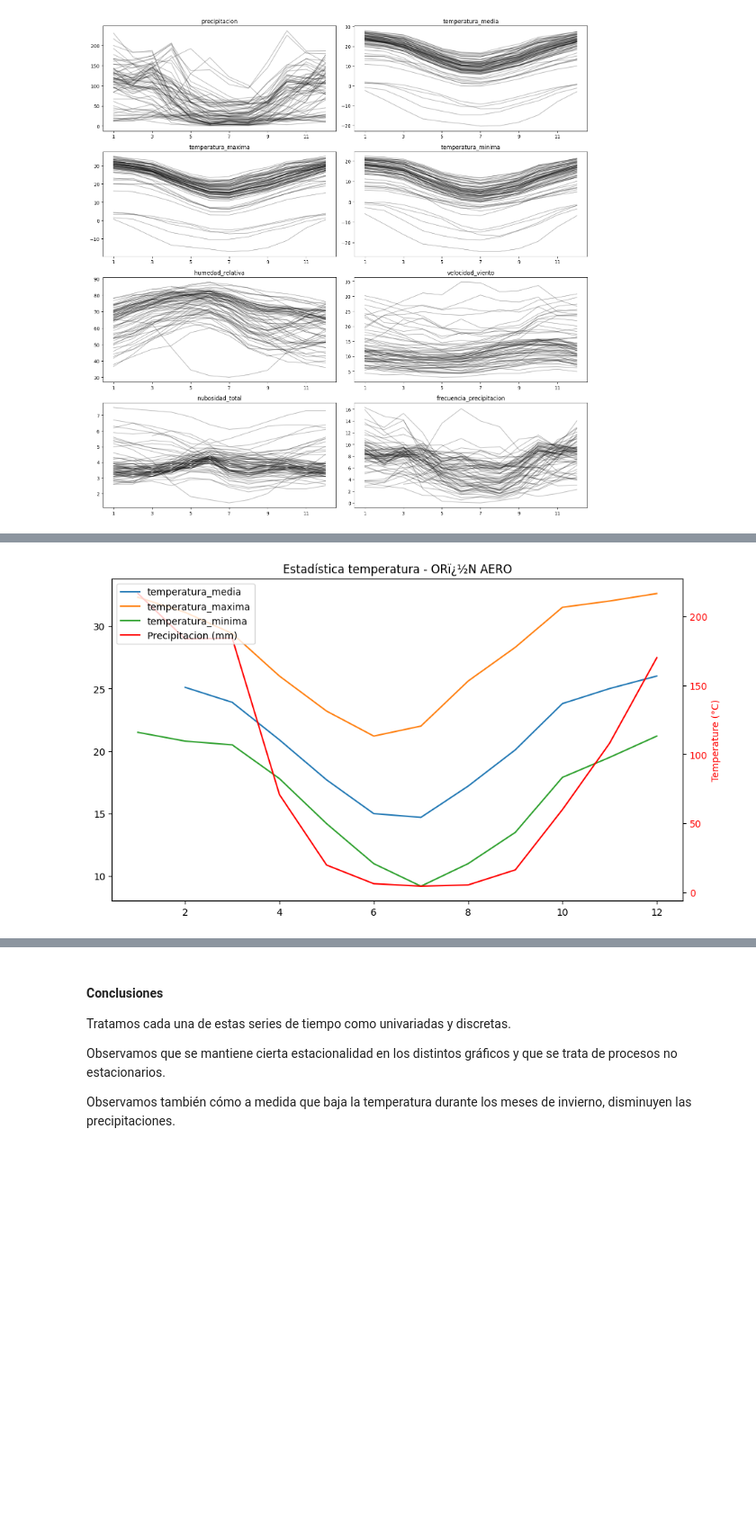
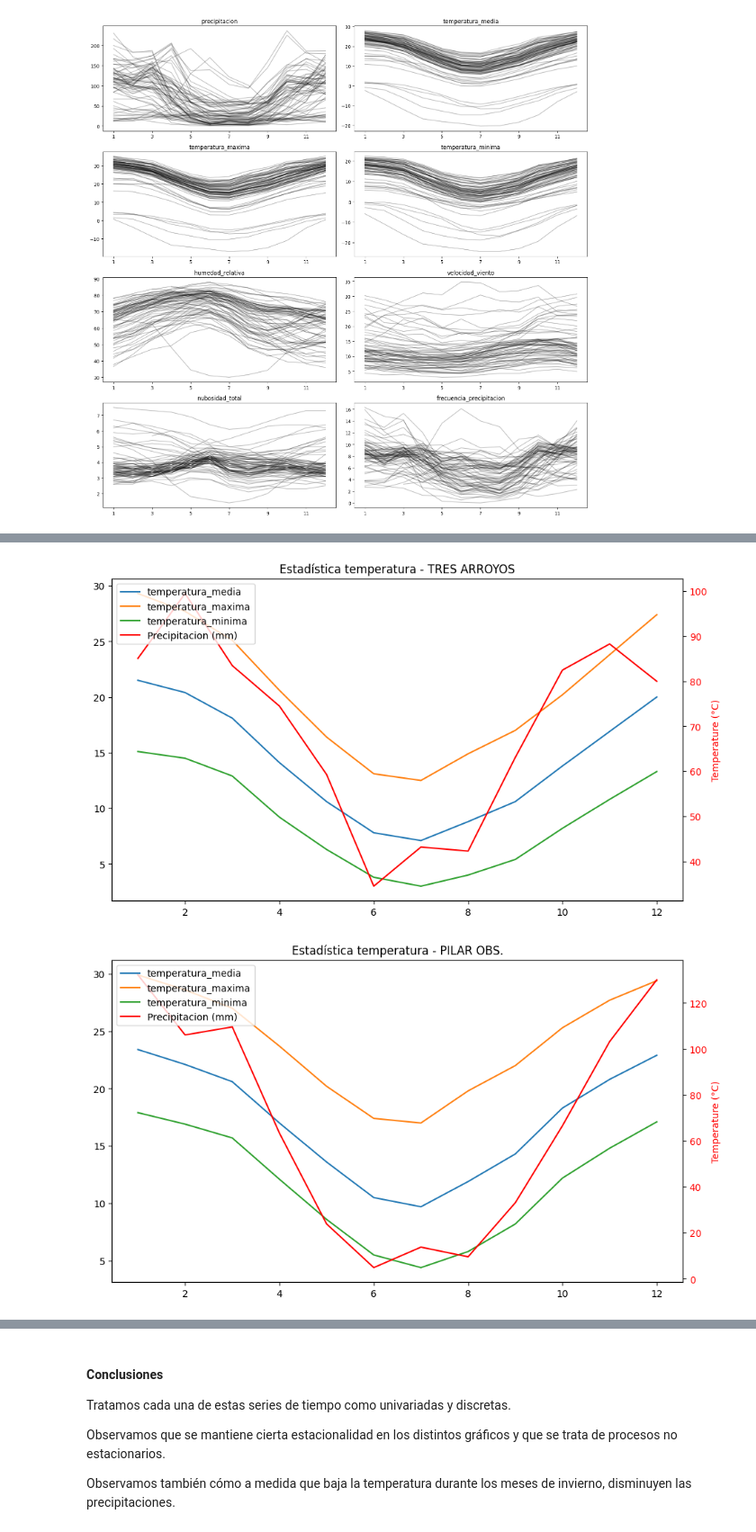
Before and after one commit to marianataglio/seriestemporales, a Jupyter notebook: ej_1.ipynb, the cells around one changed output, grey strips where cells are left out. Shown at 90% size. Cells and saved outputs as stored; diff of their text form; code cells hidden in the pictures; blank space fills up the shorter version.

Commit message:
random sample of est

```diff
--- a/ej_1.ipynb
+++ b/ej_1.ipynb
@@ -214,5 +214,9 @@ temp.head(20)
-# %%
-location_to_plot = "ORï¿½N AERO"
-plot_combined_metrics_for_location(location_to_plot, metrics)
-# %% [output]
-[figure, removed]
+# %%
+location_to_plot = "LA QUIACA OBS."
+
+for i in range(10):
+    location_to_plot = temp.sample().est.iloc[0]
+    plot_combined_metrics_for_location(location_to_plot, metrics)
+# %% [output]
+[figure, added]
+[figure, added]
```
Also changed, not shown: parts of 4 cells of this notebook.
